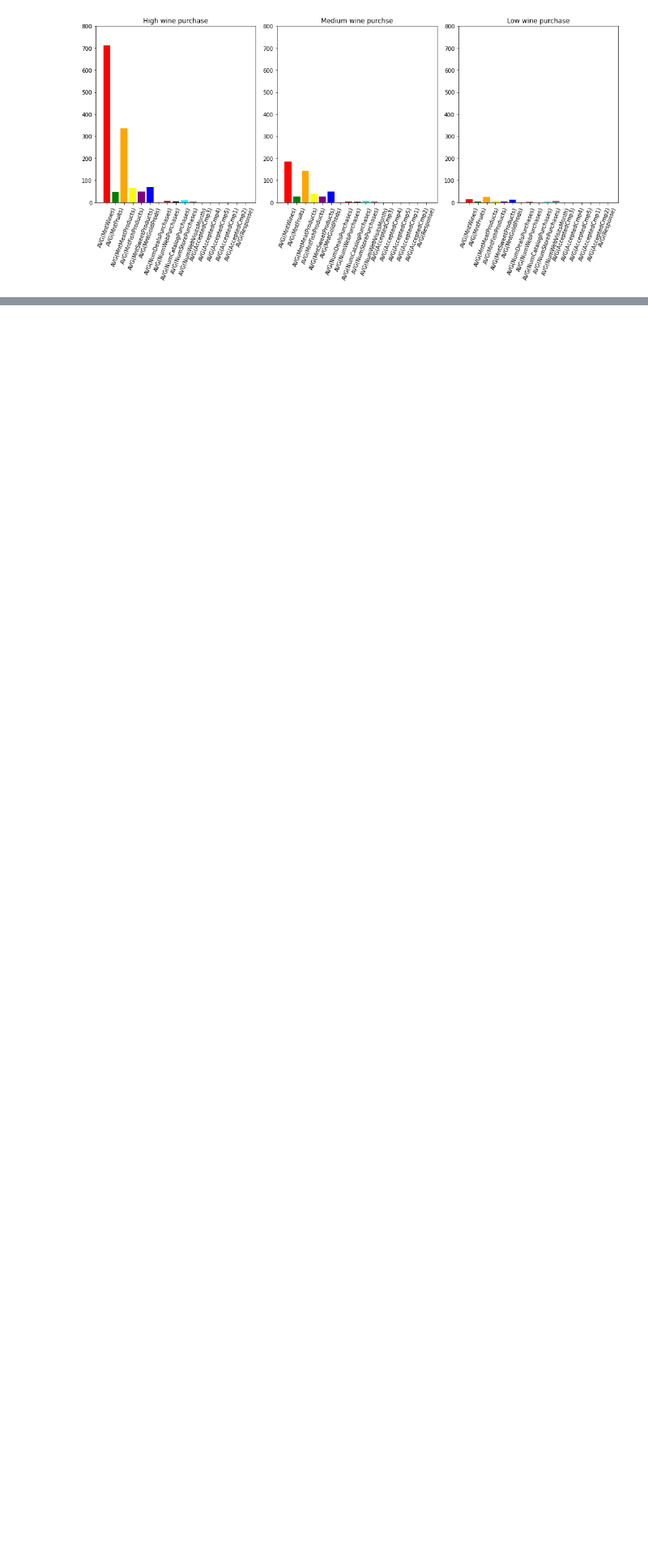
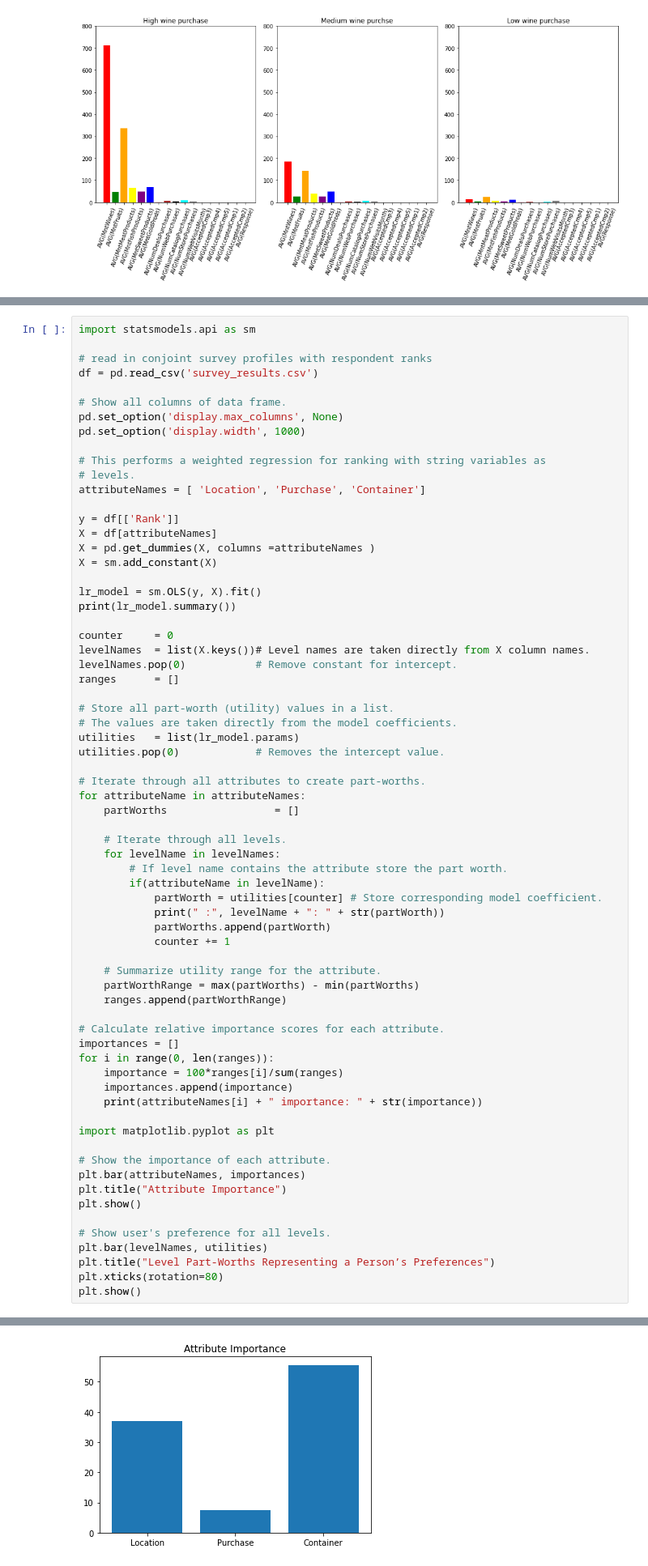
Before and after one commit to truongnguyenlinh/marketing-analytics, a Jupyter notebook: analysis.ipynb, the cells around one changed output, grey strips where cells are left out. Shown at 81% size. Cells and saved outputs as stored; diff of their text form; blank space fills up the shorter version.

Commit message:
add conjoint to jupyter upload survey.xlsx

```diff
--- a/analysis.ipynb
+++ b/analysis.ipynb
@@ -231,0 +242,69 @@ plt.show()
+# %%
+import statsmodels.api as sm
+
+# read in conjoint survey profiles with respondent ranks
+df = pd.read_csv('survey_results.csv')
+
+# Show all columns of data frame.
+pd.set_option('display.max_columns', None)
+pd.set_option('display.width', 1000)
+
+# This performs a weighted regression for ranking with string variables as
+# levels.
+attributeNames = [ 'Location', 'Purchase', 'Container']
+
+y = df[['Rank']]
+X = df[attributeNames]
+X = pd.get_dummies(X, columns =attributeNames )
+X = sm.add_constant(X)
+
+lr_model = sm.OLS(y, X).fit()
+print(lr_model.summary())
+
+counter     = 0
+levelNames  = list(X.keys())# Level names are taken directly from X column names.
+levelNames.pop(0)           # Remove constant for intercept.
+ranges      = []
+
+# Store all part-worth (utility) values in a list.
+# The values are taken directly from the model coefficients.
+utilities   = list(lr_model.params)
+utilities.pop(0)            # Removes the intercept value.
+
+# Iterate through all attributes to create part-worths.
+for attributeName in attributeNames:
+    partWorths                 = []
+
+    # Iterate through all levels.
+    for levelName in levelNames:
+        # If level name contains the attribute store the part worth.
+        if(attributeName in levelName):
+            partWorth = utilities[counter] # Store corresponding model coefficient.
+            print(" :", levelName + ": " + str(partWorth))
+            partWorths.append(partWorth)
+            counter += 1
+
+    # Summarize utility range for the attribute.
+    partWorthRange = max(partWorths) - min(partWorths)
+    ranges.append(partWorthRange)
+
+# Calculate relative importance scores for each attribute.
+importances = []
+for i in range(0, len(ranges)):
+    importance = 100*ranges[i]/sum(ranges)
+    importances.append(importance)
+    print(attributeNames[i] + " importance: " + str(importance))
+
+import matplotlib.pyplot as plt
+
+# Show the importance of each attribute.
+plt.bar(attributeNames, importances)
+plt.title("Attribute Importance")
+plt.show()
+
+# Show user's preference for all levels.
+plt.bar(levelNames, utilities)
+plt.title("Level Part-Worths Representing a Person’s Preferences")
+plt.xticks(rotation=80)
+plt.show()
+# %% [output]
@@ -231,0 +328 @@ plt.show()
+[figure, added]
```
Also changed, not shown: parts of 3 cells of this notebook, 2 other files.
